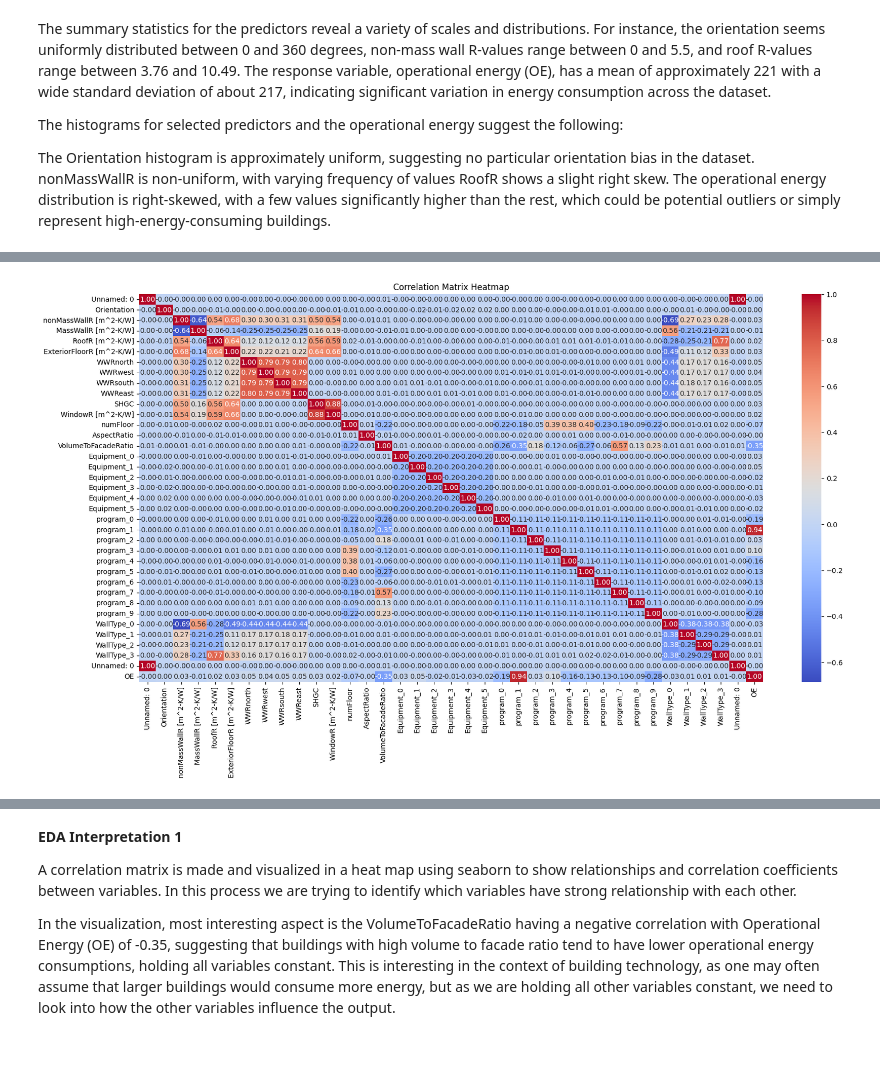
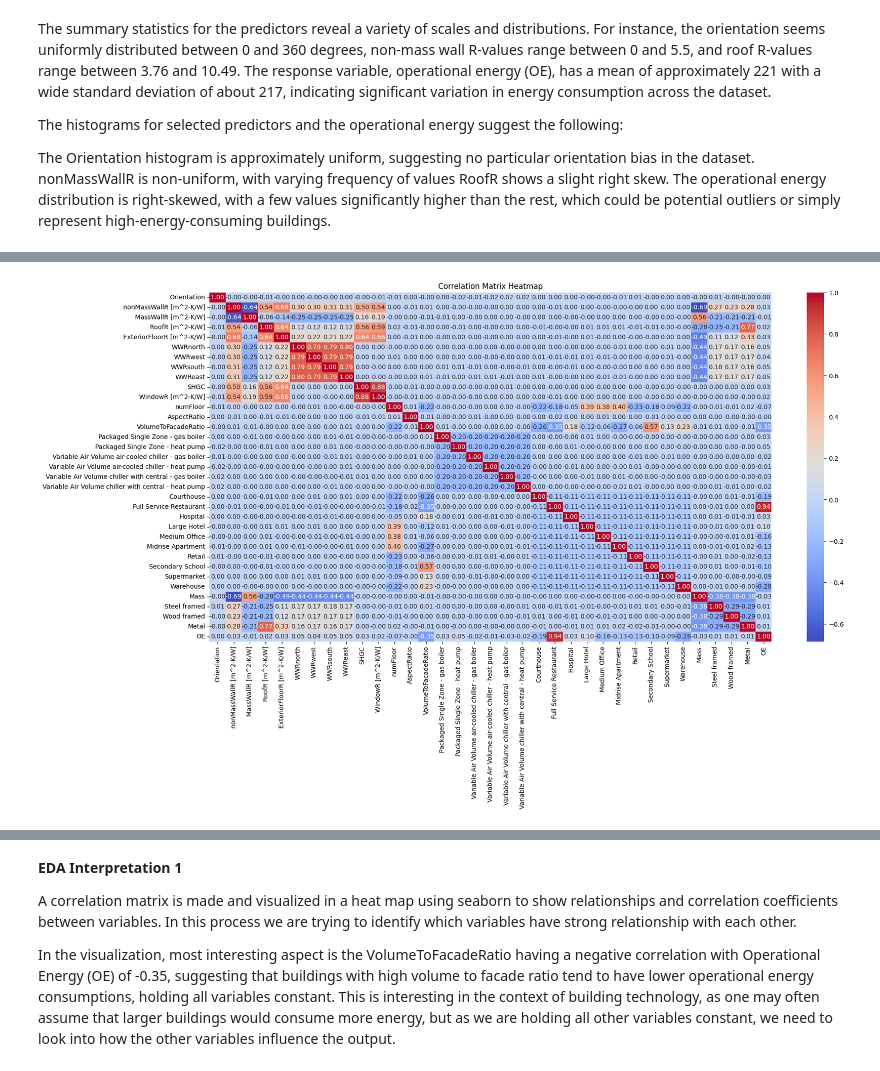
Before and after one commit to snwnkang/CS109A_Final, a Jupyter notebook: Final_Project_CS109_11112023_Sang.ipynb, the cells around one changed output, grey strips where cells are left out. Cells and saved outputs as stored; diff of their text form; code cells hidden in the pictures.

```diff
--- a/Final_Project_CS109_11112023_Sang.ipynb
+++ b/Final_Project_CS109_11112023_Sang.ipynb
@@ -77,3 +77,43 @@ RoofR shows a slight right skew.
 The operational energy distribution is right-skewed, with a few values significantly higher than the rest, which could be potential outliers or simply represent high-energy-consuming buildings.
 # %%
 full_data = pd.concat([pred, resp], axis=1)
+# %%
+#using a copy to retain the full_data intact just in case
+fd_copy = full_data.copy()
+# %%
+#Labeling one-hot-encoded variables
+program_names = {
+    'program_0': "Courthouse",
+    'program_1': "Full Service Restaurant",
+    'program_2': "Hospital",
+    'program_3': "Large Hotel",
+    'program_4': "Medium Office",
+    'program_5': "Midrise Apartment",
+    'program_6': "Retail",
+    'program_7': "Secondary School",
+    'program_8': "Supermarket",
+    'program_9': "Warehouse",
+}
+
+wall_names = {
+    'WallType_0': "Mass",
+    'WallType_1': "Steel framed",
+    'WallType_2': "Wood framed",
+    'WallType_3': "Metal",
+}
+
+equip_names = {
+    'Equipment_0': "Packaged Single Zone - gas boiler",
+    'Equipment_1': "Packaged Single Zone - heat pump",
+    'Equipment_2': "Variable Air Volume air-cooled chiller - gas boiler",
+    'Equipment_3': "Variable Air Volume air-cooled chiller - heat pump",
+    'Equipment_4': "Variable Air Volume chiller with central - gas boiler",
+    'Equipment_5': "Variable Air Volume chiller with central - heat pump",
+}
+# %%
+fd_copy.rename(columns=program_names, inplace=True)
+fd_copy.rename(columns=wall_names, inplace=True)
+fd_copy.rename(columns=equip_names, inplace=True)
+# %%
+fd_copy = fd_copy.drop(columns=['Unnamed: 0'])
+fd_copy.head(5)
@@ -80,12 +171,12 @@ full_data = pd.concat([pred, resp], axis=1)
 # %%
-correlation_matrix = full_data.corr()
+correlation_matrix = fd_copy.corr()
 
 plt.figure(figsize=(20, 10))
 sns.heatmap(correlation_matrix, annot=True, fmt=".2f", cmap="coolwarm", cbar=True)
 plt.title('Correlation Matrix Heatmap')
 plt.show()
 # %% [output]
-[figure, old version]
+[figure, new version]
 # %%
 correlation_matrix
 # %% [output]
```
Also changed, not shown: parts of 14 cells of this notebook.
